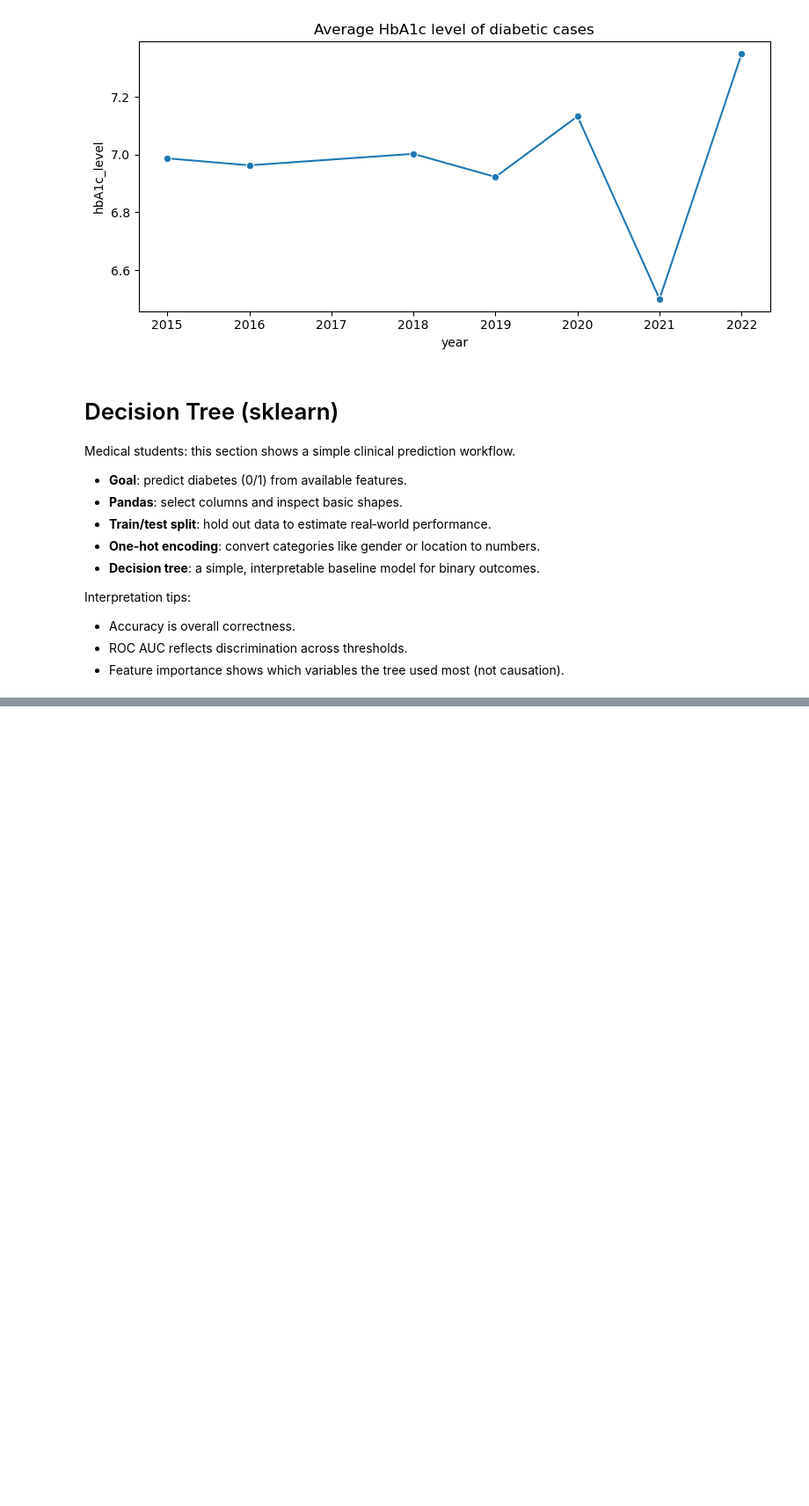
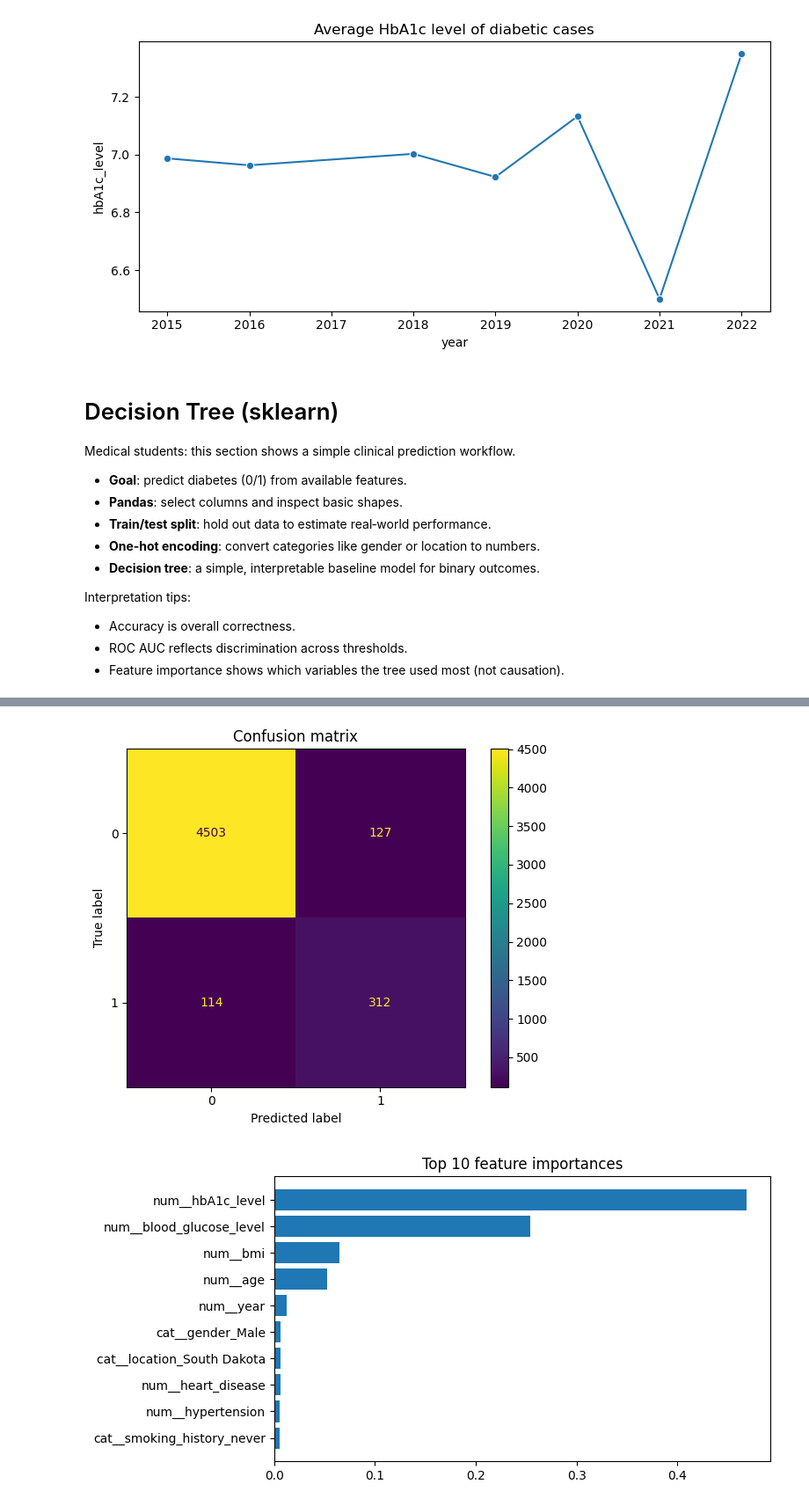
Before and after one commit to aamal-a-hussain/PythonCourse, a Jupyter notebook: diabetes_dataset.ipynb, the cells around one changed output, grey strips where cells are left out. Shown at 88% size. Drawn from its saved outputs; the diff is of its cells as text; code cells hidden in the pictures; blank space fills up the shorter version.

```diff
--- a/diabetes_dataset.ipynb
+++ b/diabetes_dataset.ipynb
@@ -483,0 +492,68 @@ weighted avg       0.96      0.96      0.96     20000
+# %%
+from sklearn.model_selection import train_test_split
+from sklearn.compose import ColumnTransformer
+from sklearn.preprocessing import OneHotEncoder
+from sklearn.pipeline import Pipeline
+from sklearn.tree import DecisionTreeClassifier
+from sklearn.metrics import accuracy_score, roc_auc_score, classification_report, ConfusionMatrixDisplay
+
+
+
+if "diabetes" in df.columns:
+    df_sample = df[df["race:AfricanAmerican"] == 1]
+    for column in df_sample.columns:
+        if "race" in column:
+            X = df_sample.drop(columns=[column])
+
+    X = df_sample.drop(columns=["diabetes"])
+    y = df_sample["diabetes"]
+
+
+    categorical_cols = X.select_dtypes(include=["object", "category", "string"]).columns
+    print(categorical_cols)
+    numeric_cols_dt = X.columns.difference(categorical_cols)
+    print(numeric_cols_dt)
+
+    preprocessor = ColumnTransformer(
+        [
+            ("cat", OneHotEncoder(handle_unknown="ignore"), categorical_cols),
+            ("num", "passthrough", numeric_cols_dt),
+        ]
+    )
+
+    model = DecisionTreeClassifier(random_state=42)
+
+    X_train, X_test, y_train, y_test = train_test_split(X, y)
+
+    clf = Pipeline(
+        steps=[
+            ("preprocess", preprocessor),
+            ("model", model),
+        ]
+    )
+
+    clf.fit(X_train, y_train)
+
+
+    y_pred = clf.predict(X_test)
+    y_prob = clf.predict_proba(X_test)[:, 1]
+
+    print("Accuracy:", accuracy_score(y_test, y_pred))
+    print("ROC AUC:", roc_auc_score(y_test, y_prob))
+    print(classification_report(y_test, y_pred))
+
+    ConfusionMatrixDisplay.from_predictions(y_test, y_pred)
+    plt.title("Confusion matrix")
+    plt.tight_layout()
+    plt.show()
+
+    feature_names = clf.named_steps["preprocess"].get_feature_names_out()
+    importances = clf.named_steps["model"].feature_importances_
+    top_idx = importances.argsort()[-10:][::-1]
+
+    plt.figure(figsize=(8, 4))
+    plt.barh(feature_names[top_idx][::-1], importances[top_idx][::-1])
+    plt.title("Top 10 feature importances")
+    plt.tight_layout()
+    plt.show()
+# %% [output]
@@ -483,0 +575,2 @@ weighted avg       0.96      0.96      0.96     20000
+[figure, added]
+[figure, added]
```
Also changed, not shown: parts of 4 cells of this notebook.
